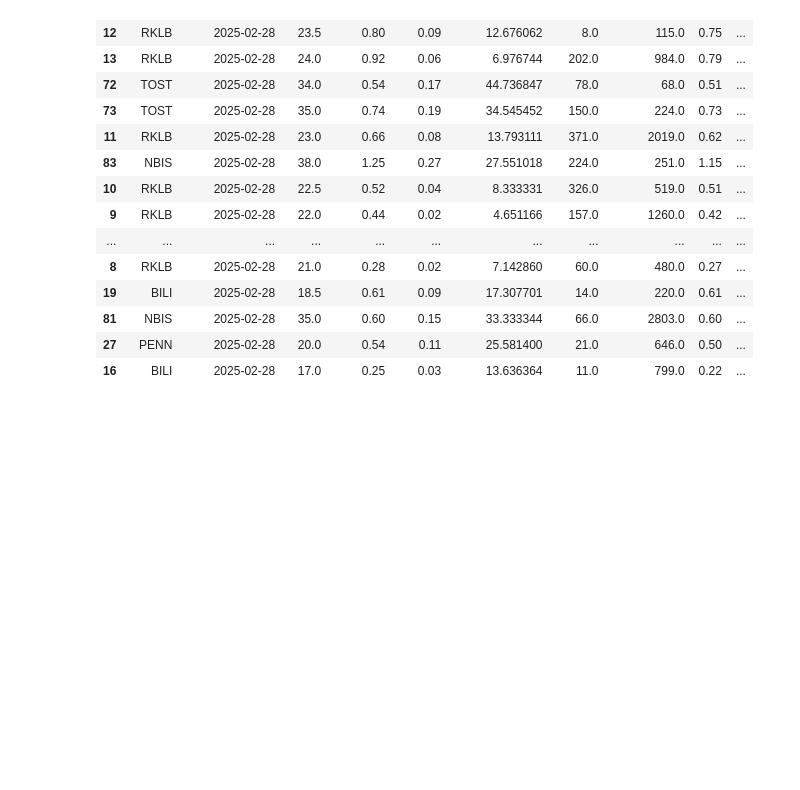
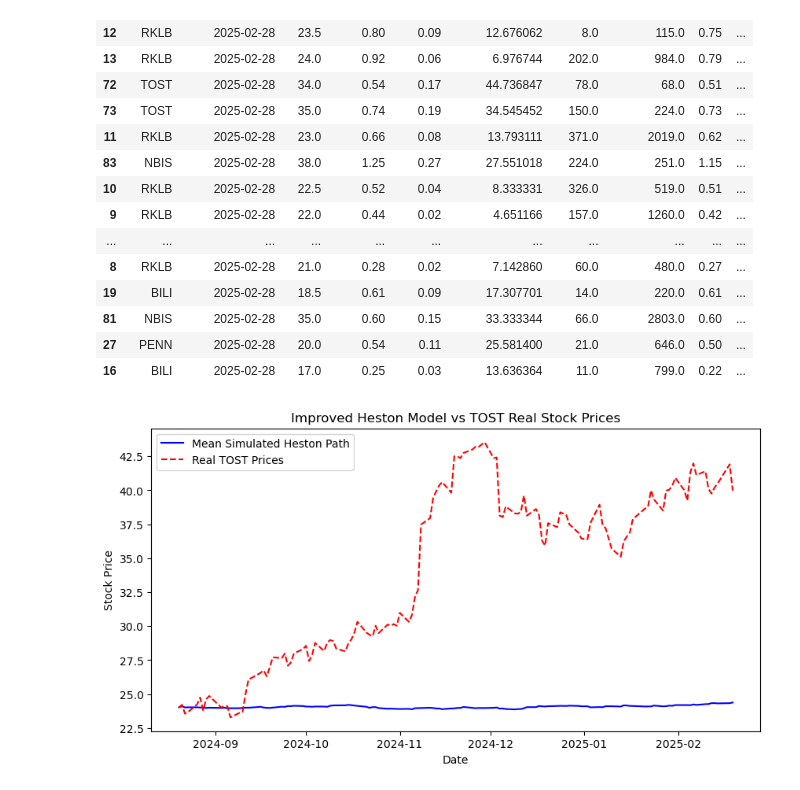
Before and after one commit to rflatley441/WheelTrader, a Jupyter notebook: CSP.ipynb, the cells around one changed output. Drawn from its saved outputs; the diff is of its cells as text; code cells hidden in the pictures; blank space fills up the shorter version.

```diff
--- a/CSP.ipynb
+++ b/CSP.ipynb
@@ -309,6 +307,92 @@ display(contracts.head(20))
 | 81 | NBIS | 2025-02-28 | 35.0 | 0.60 | 0.15 | 33.333344 | 66.0 | 2803.0 | 0.60 | ... |
 | 27 | PENN | 2025-02-28 | 20.0 | 0.54 | 0.11 | 25.581400 | 21.0 | 646.0 | 0.50 | ... |
 | 16 | BILI | 2025-02-28 | 17.0 | 0.25 | 0.03 | 13.636364 | 11.0 | 799.0 | 0.22 | ... |
+# %%
+import numpy as np
+import matplotlib.pyplot as plt
+import yfinance as yf
+from scipy.optimize import dual_annealing
+
+# Define stock symbol and training period
+symbol = "TOST"
+training_period = "6mo"
+
+# Get real stock prices from Yahoo Finance
+stock_data = yf.download(symbol, period=training_period, interval="1d", progress=False)
+real_prices = stock_data["Close"].values
+dates = stock_data.index
+
+# Define parameters
+S0 = real_prices[0]  # initial stock price
+r = 0.0023  # risk-free rate
+T = 6 / 12  # 6 months (0.5 years)
+N = 500  # number of simulated paths
+M = len(real_prices) - 1  # time steps to match real data
+dt = T / M  # time step size
+
+# Initial guesses (more realistic for stocks)
+initial_kappa = 2.0   # Mean reversion speed
+initial_theta = 0.05  # Long-run variance
+initial_sigma = 0.6   # Volatility of volatility
+initial_rho = -0.6    # Correlation
+
+V0 = initial_sigma**2  # Initial variance
+
+# Heston model simulation
+def heston(s0, v0, kappa, theta, sigma, rho, r, T, M, N):
+    S = np.zeros((M + 1, N))
+    V = np.zeros((M + 1, N))
+    S[0, :] = s0
+    V[0, :] = v0
+
+    # Correlated random variables
+    z1 = np.random.normal(size=(M, N))
+    z2 = rho * z1 + np.sqrt(1 - rho ** 2) * np.random.normal(size=(M, N))
+
+    for t in range(1, M + 1):
+        sqrt_v = np.sqrt(V[t - 1, :])
+        S[t, :] = S[t - 1, :] * np.exp((r - 0.5 * sqrt_v**2) * dt + sqrt_v * np.sqrt(dt) * z1[t - 1, :])
+        V[t, :] = np.maximum(
+            0.0, V[t - 1, :] + kappa * (theta - V[t - 1, :]) * dt + sigma * sqrt_v * np.sqrt(dt) * z2[t - 1, :]
+        )
+
+    return S, V
+
+# Objective function for optimization
+def objective_function(params):
+    kappa, theta, sigma, rho = params
+    S, _ = heston(S0, V0, kappa, theta, sigma, rho, r, T, M, N)
+    mean_path = np.mean(S, axis=1)  # Average simulated path
+    mse = np.mean((mean_path - real_prices[:M+1]) ** 2)  # MSE between simulated and real prices
+    return mse
+
+# Bounds for parameters (more relaxed for stocks)
+bounds = [(0.5, 4.0),  # kappa
+          (0.01, 0.3),  # theta
+          (0.2, 1.2),   # sigma
+          (-0.9, 0.0)]  # rho
+
+# Use dual_annealing for better global optimization
+result = dual_annealing(objective_function, bounds)
+
+# Optimized parameters
+optimized_kappa, optimized_theta, optimized_sigma, optimized_rho = result.x
+
+# Get optimized simulation
+optimized_simulated_prices, _ = heston(S0, V0, optimized_kappa, optimized_theta, optimized_sigma, optimized_rho, r, T, M, N)
+mean_path = np.mean(optimized_simulated_prices, axis=1)
+
+# Plot mean simulated path vs real prices
+plt.figure(figsize=(10, 5))
+plt.plot(dates, mean_path, label="Mean Simulated Heston Path", color="blue")
+plt.plot(dates, real_prices, label="Real TOST Prices", color="red", linestyle="dashed")
+plt.xlabel("Date")
+plt.ylabel("Stock Price")
+plt.title(f"Improved Heston Model vs {symbol} Real Stock Prices")
+plt.legend()
+plt.show()
+# %% [output]
+[figure, added]
 # %%
 # Archive
 
```
Also changed, not shown: parts of 2 cells of this notebook, 2 other files.
